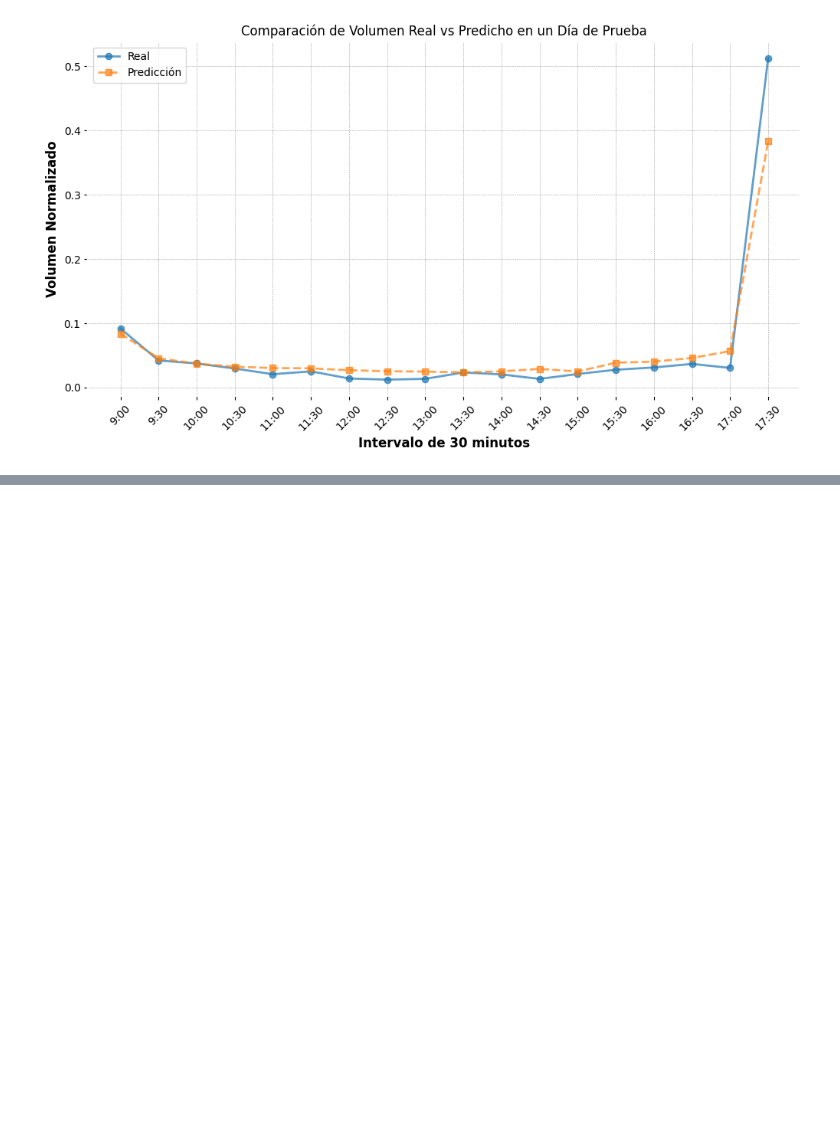
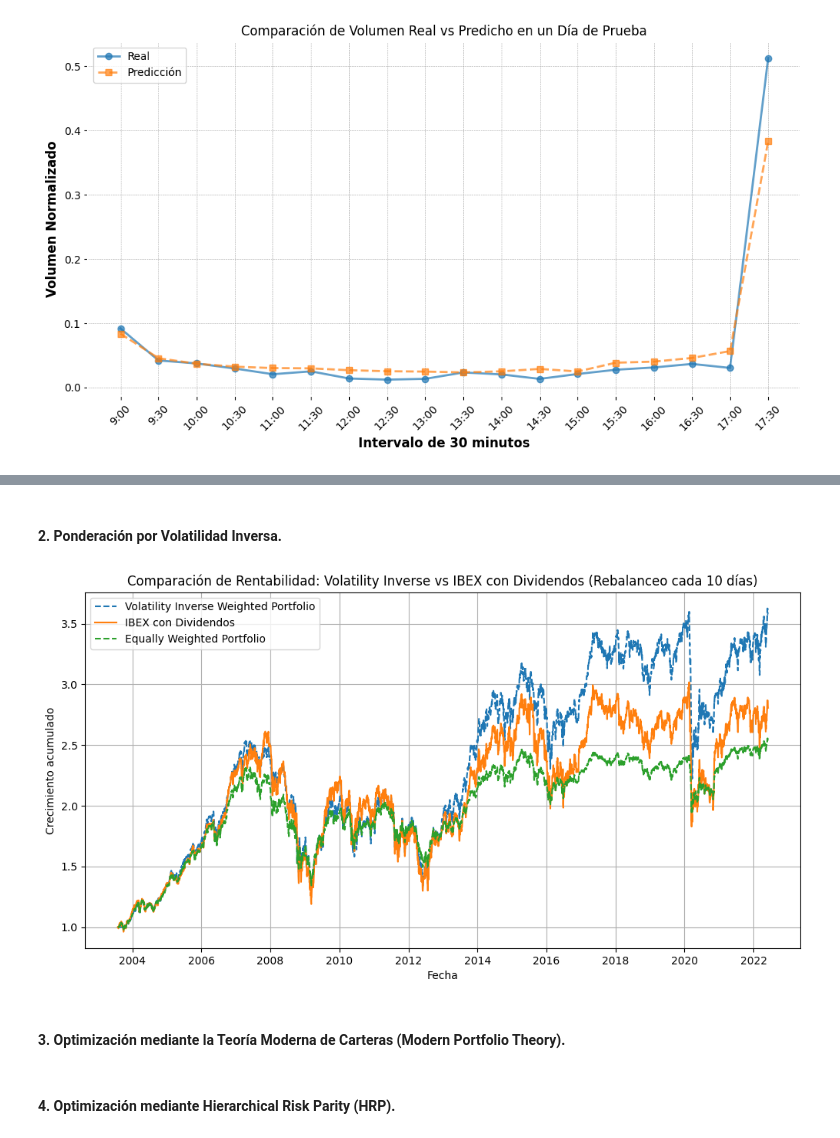
Before and after one commit to lucia-corsan/IAA-Finance, a Jupyter notebook: Labs/Lab 2/Lab2.ipynb, the cells around one changed output, grey strips where cells are left out. Saved outputs shown, nothing was run; the diff lists cells and outputs as text; code cells hidden in the pictures; blank space fills up the shorter version.

```diff
--- a/Labs/Lab 2/Lab2.ipynb
+++ b/Labs/Lab 2/Lab2.ipynb
@@ -586,0 +678,62 @@ plt.show()
+# %% [markdown]
+#### **2. Ponderación por Volatilidad Inversa.**
+# %%
+# Definir la ventana para calcular la volatilidad (60 días)
+volatility_window = 60
+
+# Calcular la volatilidad móvil de cada activo (desviación estándar de los retornos)
+rolling_volatility = returns.rolling(window=volatility_window).std()
+
+# Crear un DataFrame vacío para almacenar los pesos con rebalanceo cada 10 días
+weights_vol_inv = pd.DataFrame(index=returns.index, columns=returns.columns, dtype=float)
+
+# Determinar los días en los que se hará el rebalanceo (cada 10 días)
+rebalance_days = returns.index[::10]  # Tomamos cada décimo día
+
+# Asignar pesos por volatilidad inversa en los días de rebalanceo y mantenerlos constantes hasta el siguiente rebalanceo
+previous_weights = None
+
+for i in range(len(returns)):
+    date = returns.index[i]
+
+    if date in rebalance_days:  # Si es un día de rebalanceo
+        available_volatility = rolling_volatility.loc[date]  # Volatilidad de los activos en esa fecha
+
+        # Filtrar solo los activos que tienen datos y evitar dividir por cero
+        available_volatility = available_volatility.dropna().replace(0, np.nan)
+
+        if not available_volatility.empty:
+            inv_volatility = 1 / available_volatility  # Invertir la volatilidad
+            previous_weights = inv_volatility / inv_volatility.sum()  # Normalizar para que sumen 1
+        else:
+            previous_weights = pd.Series(0, index=returns.columns)  # No hay activos disponibles
+
+    # Aplicar los pesos previos (mantiene los mismos durante 10 días hasta el siguiente rebalanceo)
+    weights_vol_inv.loc[date] = previous_weights
+
+# Calcular los retornos de la cartera aplicando los pesos con volatilidad inversa
+portfolio_returns_vol_inv = (returns * weights_vol_inv).sum(axis=1)
+
+# Calcular la rentabilidad acumulada correctamente
+vol_inv_cum = (1 + portfolio_returns_vol_inv).cumprod()
+
+# Calcular la rentabilidad acumulada del IBEX con Dividendos correctamente
+ibex_div_cum = (1 + ibex_div_data.pct_change().dropna()).cumprod()
+
+# Visualizar los resultados
+plt.figure(figsize=(12, 6))
+plt.plot(vol_inv_cum, label="Volatility Inverse Weighted Portfolio", linestyle="--")
+plt.plot(ibex_div_cum, label="IBEX con Dividendos", linestyle="-")
+plt.plot(equal_weighted_cum, label="Equally Weighted Portfolio", linestyle="--")
+plt.legend()
+plt.title("Comparación de Rentabilidad: Volatility Inverse vs IBEX con Dividendos (Rebalanceo cada 10 días)")
+plt.xlabel("Fecha")
+plt.ylabel("Crecimiento acumulado")
+plt.grid(True)
+plt.show()
+# %% [output]
+[figure, added]
+# %% [markdown]
+#### **3. Optimización mediante la Teoría Moderna de Carteras (Modern Portfolio Theory).**
+# %% [markdown]
+#### **4. Optimización mediante Hierarchical Risk Parity (HRP).**
```
Also changed, not shown: parts of 7 cells of this notebook, 1 other file.
